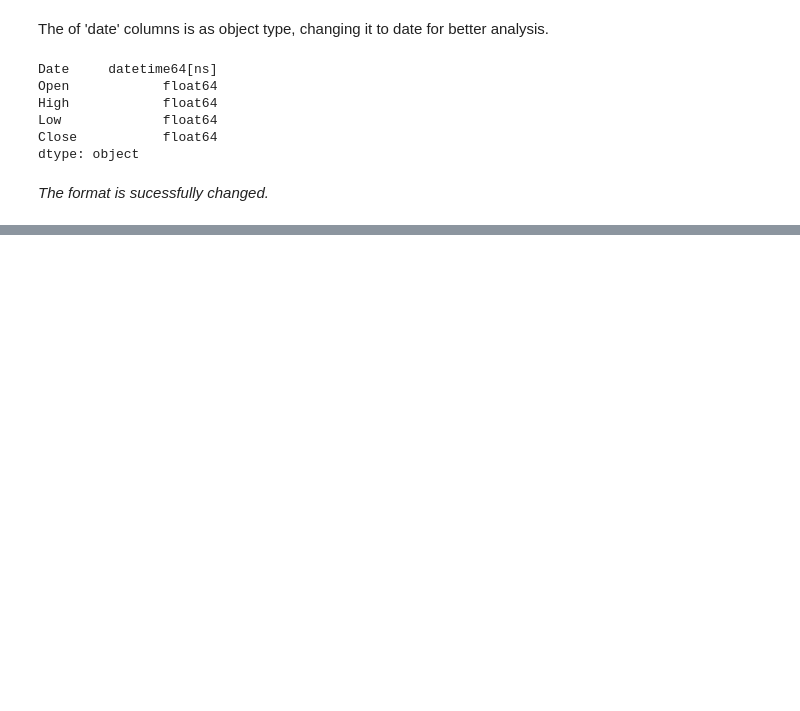
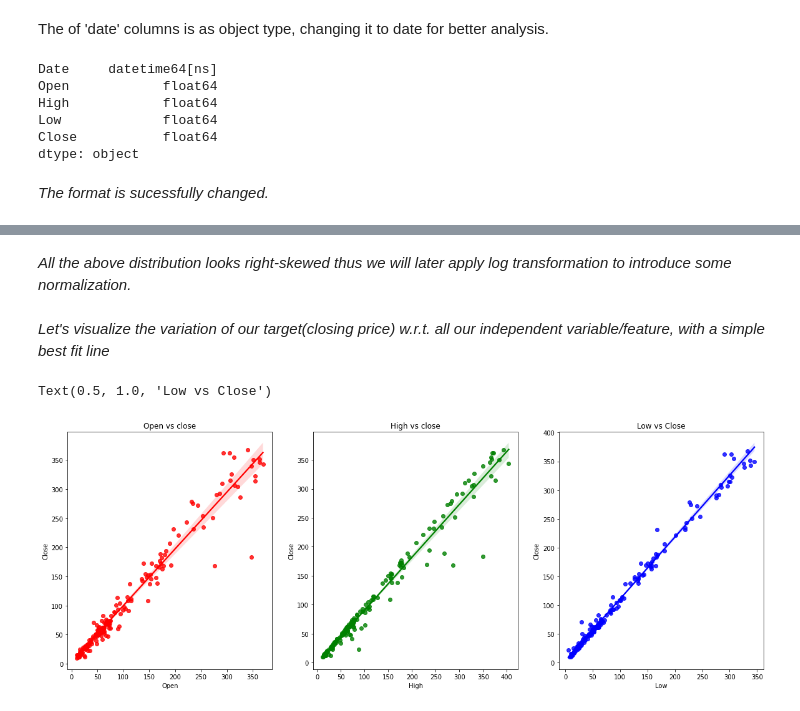
Before and after one commit to akashsinghsharma/almabetter-MLYesBank-RegressionProject, a Jupyter notebook: YES_BANK_Stock_closing_price_prediction.ipynb, the cells around one changed output, grey strips where cells are left out. Drawn from its saved outputs; the diff is of its cells as text; code cells hidden in the pictures; blank space fills up the shorter version.

```diff
--- a/YES_BANK_Stock_closing_price_prediction.ipynb
+++ b/YES_BANK_Stock_closing_price_prediction.ipynb
@@ -165,0 +212,30 @@ dtype: object
+# %% [markdown]
+*All the above distribution looks right-skewed thus we will later apply log transformation to introduce some normalization.*
+# %% [markdown]
+*Let's visualize the variation of our target(closing price) w.r.t. all our independent variable/feature, with a simple best fit line*
+# %%
+plt.figure(figsize = (20,7))
+
+#creating different subplot again.
+
+plt.subplot(1,3,1)
+sns.regplot(x='Open' ,
+            y='Close',
+            data = yes_df , color = 'Red')
+plt.title('Open vs close')
+
+plt.subplot(1,3,2)
+sns.regplot(x='High' ,
+            y='Close',
+            data = yes_df , color = 'Green')
+plt.title('High vs close')
+
+
+plt.subplot(1,3,3)
+sns.regplot(x='Low' ,
+            y='Close',
+            data = yes_df , color = 'Blue')
+plt.title('Low vs Close')
+# %% [output]
+Text(0.5, 1.0, 'Low vs Close')
+[figure, added]
```
Also changed, not shown: parts of 31 cells of this notebook.
